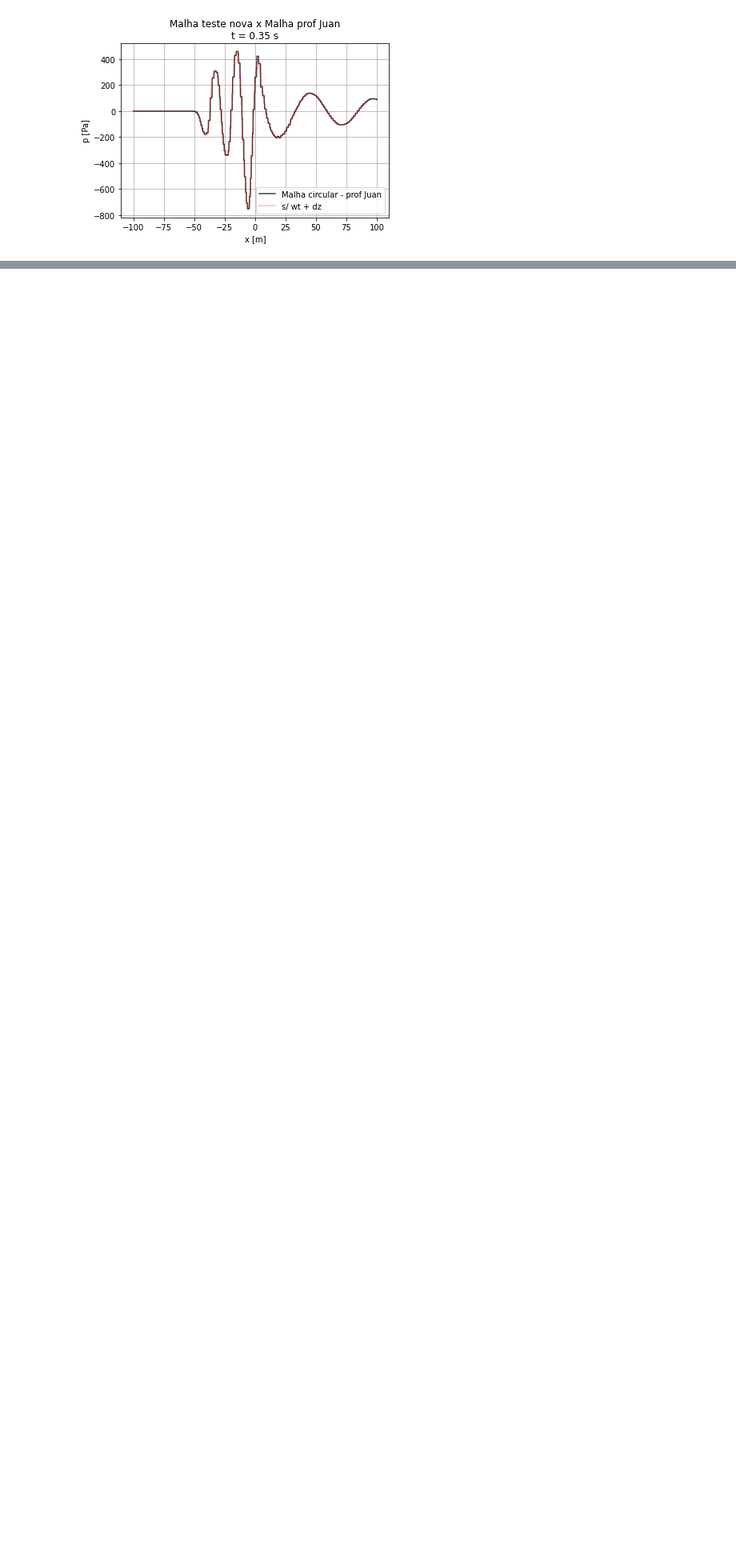
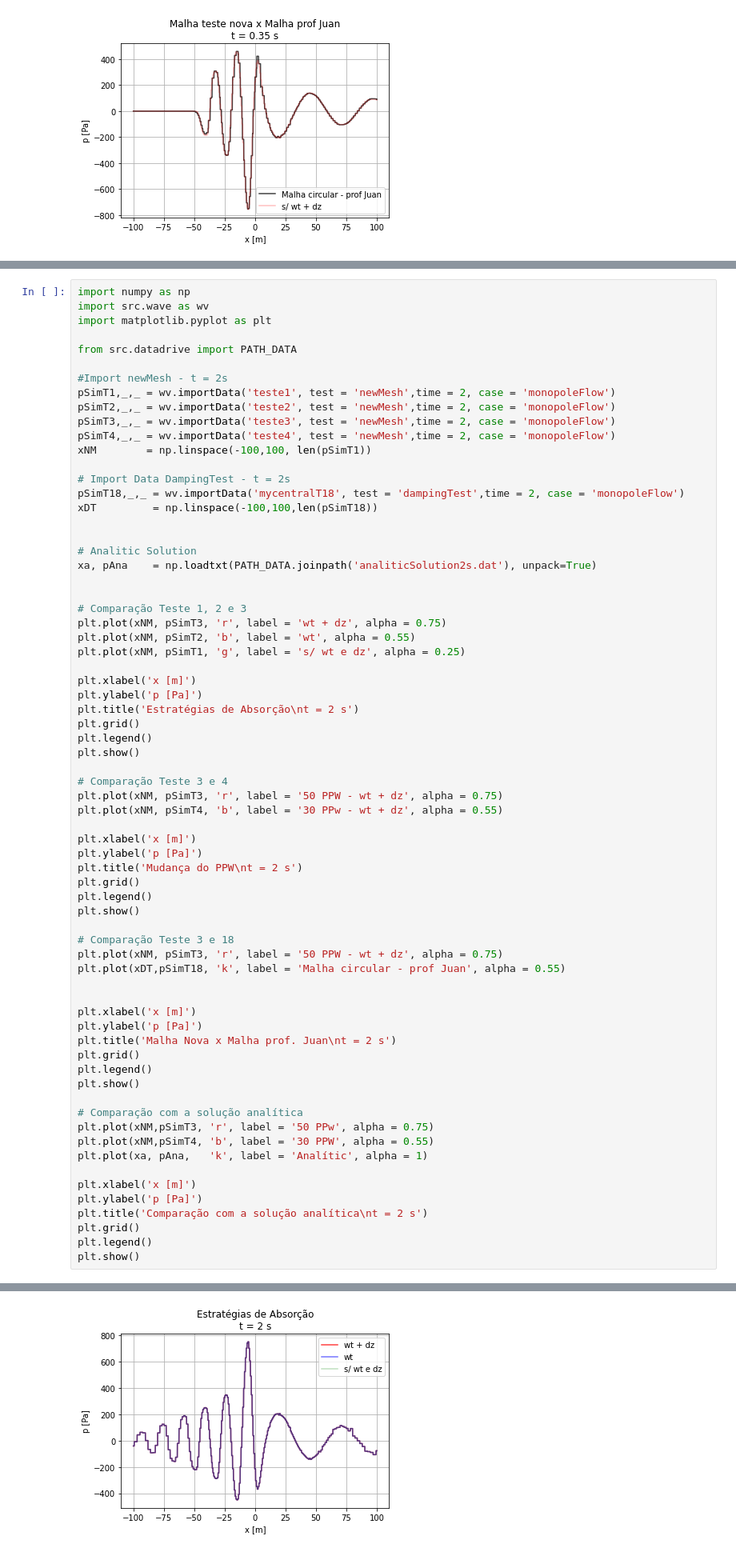
Before and after one commit to Widmark-Kaue/post-process-monopole, a Jupyter notebook: monopoleFlow.ipynb, the cells around one changed output, grey strips where cells are left out. Shown at 80% size. Drawn from its saved outputs; the diff is of its cells as text; blank space fills up the shorter version.

Commit message:
análises teste 1,2,3,4

```diff
--- a/monopoleFlow.ipynb
+++ b/monopoleFlow.ipynb
@@ -355,0 +360,70 @@ Pos = 0
+# %%
+import numpy as np
+import src.wave as wv
+import matplotlib.pyplot as plt
+
+from src.datadrive import PATH_DATA
+
+#Import newMesh - t = 2s
+pSimT1,_,_ = wv.importData('teste1', test = 'newMesh',time = 2, case = 'monopoleFlow')
+pSimT2,_,_ = wv.importData('teste2', test = 'newMesh',time = 2, case = 'monopoleFlow')
+pSimT3,_,_ = wv.importData('teste3', test = 'newMesh',time = 2, case = 'monopoleFlow')
+pSimT4,_,_ = wv.importData('teste4', test = 'newMesh',time = 2, case = 'monopoleFlow')
+xNM        = np.linspace(-100,100, len(pSimT1))
+
+# Import Data DampingTest - t = 2s
+pSimT18,_,_ = wv.importData('mycentralT18', test = 'dampingTest',time = 2, case = 'monopoleFlow')
+xDT         = np.linspace(-100,100,len(pSimT18))
+
+
+# Analitic Solution
+xa, pAna    = np.loadtxt(PATH_DATA.joinpath('analiticSolution2s.dat'), unpack=True)
+
+
+# Comparação Teste 1, 2 e 3
+plt.plot(xNM, pSimT3, 'r', label = 'wt + dz', alpha = 0.75)
+plt.plot(xNM, pSimT2, 'b', label = 'wt', alpha = 0.55)
+plt.plot(xNM, pSimT1, 'g', label = 's/ wt e dz', alpha = 0.25)
+
+plt.xlabel('x [m]')
+plt.ylabel('p [Pa]')
+plt.title('Estratégias de Absorção\nt = 2 s')
+plt.grid()
+plt.legend()
+plt.show()
+
+# Comparação Teste 3 e 4
+plt.plot(xNM, pSimT3, 'r', label = '50 PPW - wt + dz', alpha = 0.75)
+plt.plot(xNM, pSimT4, 'b', label = '30 PPw - wt + dz', alpha = 0.55)
+
+plt.xlabel('x [m]')
+plt.ylabel('p [Pa]')
+plt.title('Mudança do PPW\nt = 2 s')
+plt.grid()
+plt.legend()
+plt.show()
+
+# Comparação Teste 3 e 18
+plt.plot(xNM, pSimT3, 'r', label = '50 PPW - wt + dz', alpha = 0.75)
+plt.plot(xDT,pSimT18, 'k', label = 'Malha circular - prof Juan', alpha = 0.55)
+
+
+plt.xlabel('x [m]')
+plt.ylabel('p [Pa]')
+plt.title('Malha Nova x Malha prof. Juan\nt = 2 s')
+plt.grid()
+plt.legend()
+plt.show()
+
+# Comparação com a solução analítica
+plt.plot(xNM,pSimT3, 'r', label = '50 PPw', alpha = 0.75)
+plt.plot(xNM,pSimT4, 'b', label = '30 PPW', alpha = 0.55)
+plt.plot(xa, pAna,   'k', label = 'Analític', alpha = 1)
+
+plt.xlabel('x [m]')
+plt.ylabel('p [Pa]')
+plt.title('Comparação com a solução analítica\nt = 2 s')
+plt.grid()
+plt.legend()
+plt.show()
+# %% [output]
@@ -355,0 +440 @@ Pos = 0
+[figure, added]
```
Also changed, not shown: parts of 2 cells of this notebook.
